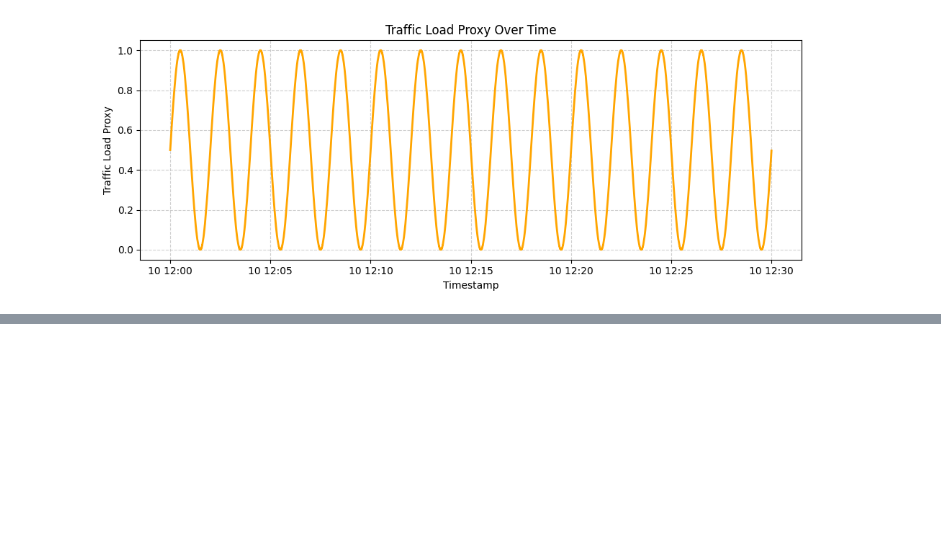
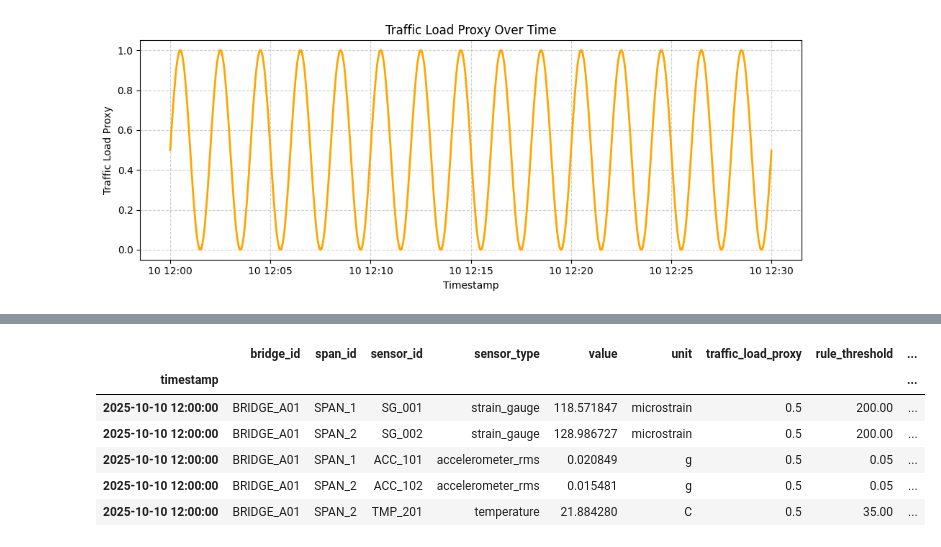
Before and after one commit to TipsyPanda/ComplexBridges, a Jupyter notebook: BridgeDataCleaning.ipynb, the cells around one changed output, grey strips where cells are left out. Saved outputs shown, nothing was run; the diff lists cells and outputs as text; code cells hidden in the pictures; blank space fills up the shorter version.

```diff
--- a/BridgeDataCleaning.ipynb
+++ b/BridgeDataCleaning.ipynb
@@ -11,7 +11,4 @@ import missingno as msno
 import datetime as dt
 
 # Paths
-DATA_DIR = "/mnt/data"
-os.makedirs(DATA_DIR, exist_ok=True)
-from google.colab import drive
-drive.mount('/content/drive')
+DATA_DIR = "/content/drive/MyDrive/ComplexSystemDesign/Data/"
@@ -171,3 +180,11 @@ plt.show()
 # %%
 #Save data to pickle to read in next notebook
-bridgeData.to_pickle(DATA_DIR+"/df_ready.pkl")
+bridgeData.to_pickle(DATA_DIR+"DF_BridgeData_cleaned.pkl")
+# %% [output]
+|  | bridge_id | span_id | sensor_id | sensor_type | value | unit | traffic_load_proxy | rule_threshold | ... |
+| timestamp |  |  |  |  |  |  |  |  | ... |
+| 2025-10-10 12:00:00 | BRIDGE_A01 | SPAN_1 | SG_001 | strain_gauge | 118.571847 | microstrain | 0.5 | 200.00 | ... |
+| 2025-10-10 12:00:00 | BRIDGE_A01 | SPAN_2 | SG_002 | strain_gauge | 128.986727 | microstrain | 0.5 | 200.00 | ... |
+| 2025-10-10 12:00:00 | BRIDGE_A01 | SPAN_1 | ACC_101 | accelerometer_rms | 0.020849 | g | 0.5 | 0.05 | ... |
+| 2025-10-10 12:00:00 | BRIDGE_A01 | SPAN_2 | ACC_102 | accelerometer_rms | 0.015481 | g | 0.5 | 0.05 | ... |
+| 2025-10-10 12:00:00 | BRIDGE_A01 | SPAN_2 | TMP_201 | temperature | 21.884280 | C | 0.5 | 35.00 | ... |
```
Also changed, not shown: parts of 6 cells of this notebook.
